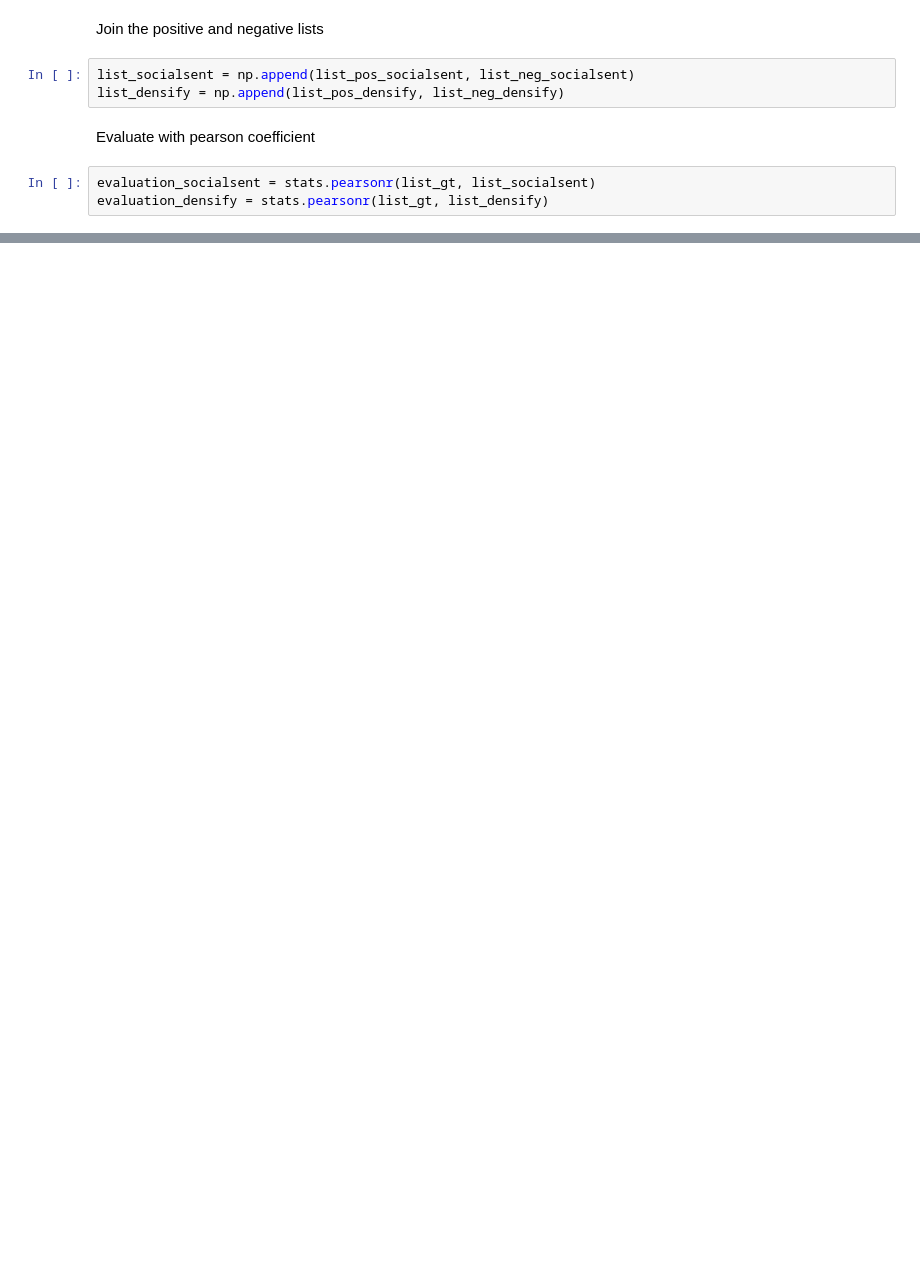
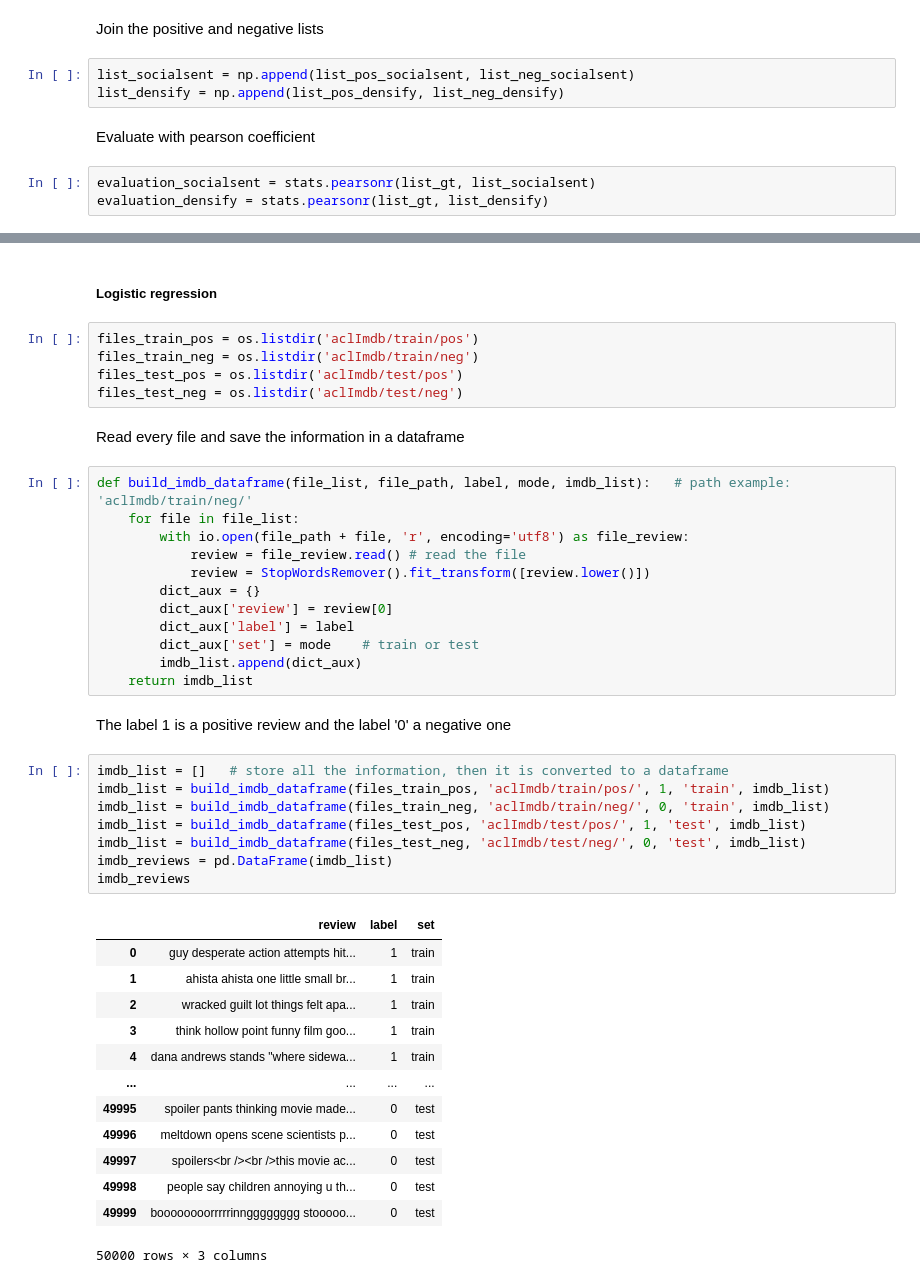
Before and after one commit to DavidMaister/hateDictionary, a Jupyter notebook: imdb_evaluation.ipynb, the cells around one changed output, grey strips where cells are left out. Saved outputs shown, nothing was run; the diff lists cells and outputs as text; blank space fills up the shorter version.

```diff
--- a/imdb_evaluation.ipynb
+++ b/imdb_evaluation.ipynb
@@ -121,0 +189,45 @@ np.min(list_socialsent)
+# %% [markdown]
+##### Logistic regression
+# %%
+files_train_pos = os.listdir('aclImdb/train/pos')
+files_train_neg = os.listdir('aclImdb/train/neg')
+files_test_pos = os.listdir('aclImdb/test/pos')
+files_test_neg = os.listdir('aclImdb/test/neg')
+# %% [markdown]
+Read every file and save the information in a dataframe
+# %%
+def build_imdb_dataframe(file_list, file_path, label, mode, imdb_list):   # path example: 'aclImdb/train/neg/'
+    for file in file_list:
+        with io.open(file_path + file, 'r', encoding='utf8') as file_review:
+            review = file_review.read() # read the file
+            review = StopWordsRemover().fit_transform([review.lower()])
+        dict_aux = {}
+        dict_aux['review'] = review[0]
+        dict_aux['label'] = label
+        dict_aux['set'] = mode    # train or test
+        imdb_list.append(dict_aux)
+    return imdb_list
+# %% [markdown]
+The label 1 is a positive review and the label '0' a negative one
+# %%
+imdb_list = []   # store all the information, then it is converted to a dataframe
+imdb_list = build_imdb_dataframe(files_train_pos, 'aclImdb/train/pos/', 1, 'train', imdb_list)
+imdb_list = build_imdb_dataframe(files_train_neg, 'aclImdb/train/neg/', 0, 'train', imdb_list)
+imdb_list = build_imdb_dataframe(files_test_pos, 'aclImdb/test/pos/', 1, 'test', imdb_list)
+imdb_list = build_imdb_dataframe(files_test_neg, 'aclImdb/test/neg/', 0, 'test', imdb_list)
+imdb_reviews = pd.DataFrame(imdb_list)
+imdb_reviews
+# %% [output]
+|  | review | label | set |
+| 0 | guy desperate action attempts hit... | 1 | train |
+| 1 | ahista ahista one little small br... | 1 | train |
+| 2 | wracked guilt lot things felt apa... | 1 | train |
+| 3 | think hollow point funny film goo... | 1 | train |
+| 4 | dana andrews stands "where sidewa... | 1 | train |
+| ... | ... | ... | ... |
+| 49995 | spoiler pants thinking movie made... | 0 | test |
+| 49996 | meltdown opens scene scientists p... | 0 | test |
+| 49997 | spoilers<br /><br />this movie ac... | 0 | test |
+| 49998 | people say children annoying u th... | 0 | test |
+| 49999 | boooooooorrrrrinngggggggg stooooo... | 0 | test |
+50000 rows × 3 columns
```
Also changed, not shown: parts of 68 cells of this notebook, 3 other files.
